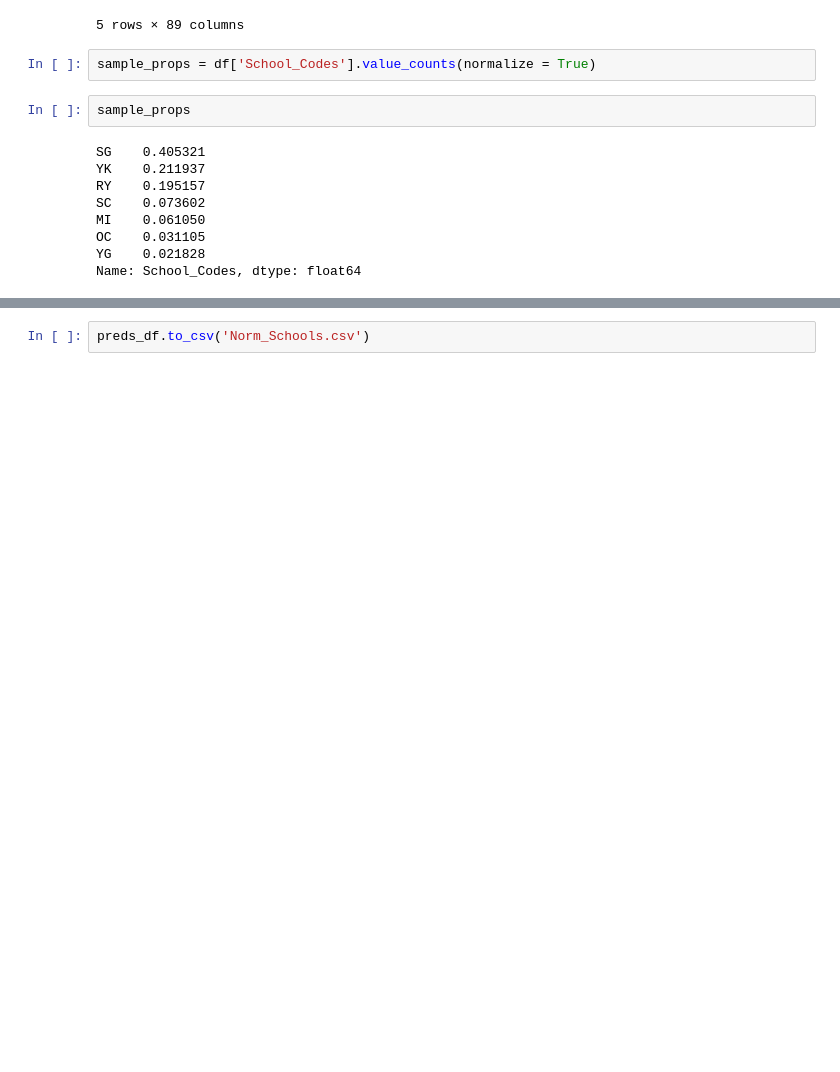
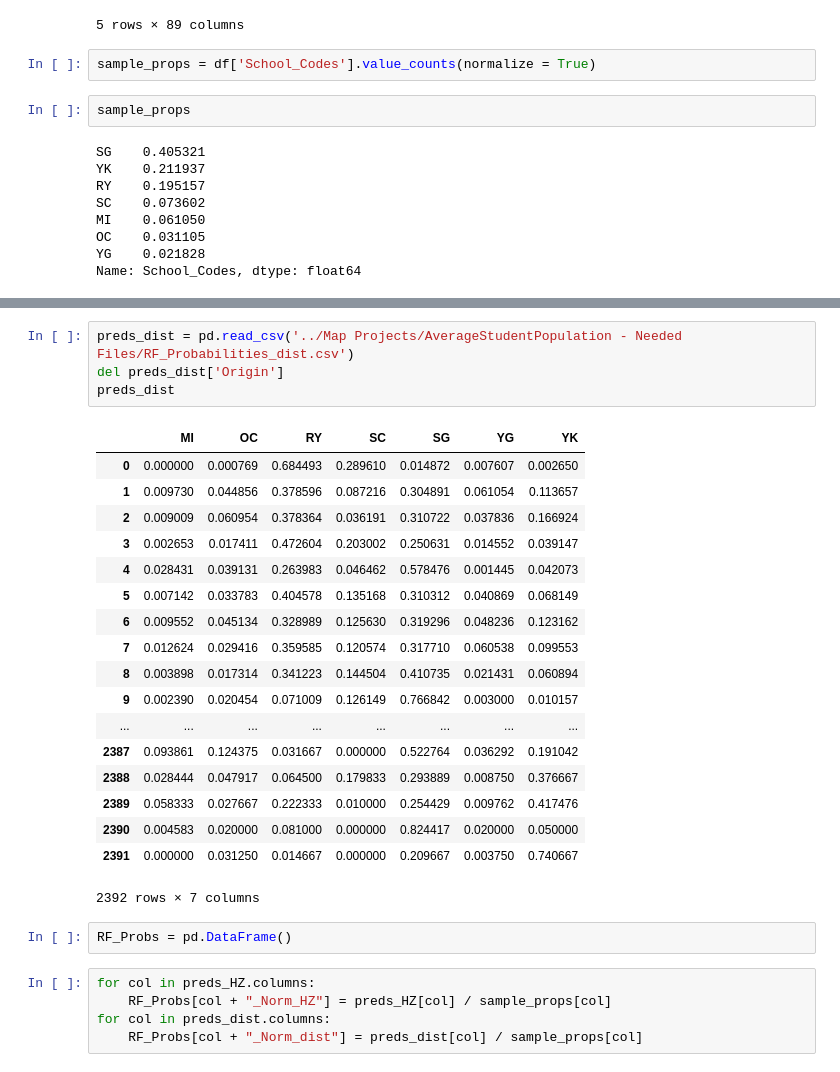
Before and after one commit to gonzaloMS-2000/PORPOS-TMG, a Jupyter notebook: ArcGIS/File-Creator Notebooks/AverageStudentPopulation_FileCreator.ipynb, the cells around one changed output, grey strips where cells are left out. Drawn from its saved outputs; the diff is of its cells as text; blank space fills up the shorter version.

```diff
--- a/ArcGIS/File-Creator Notebooks/AverageStudentPopulation_FileCreator.ipynb
+++ b/ArcGIS/File-Creator Notebooks/AverageStudentPopulation_FileCreator.ipynb
@@ -75,2 +52,30 @@ preds_df
-# %%
-preds_df.to_csv('Norm_Schools.csv')
+# %%
+preds_dist = pd.read_csv('../Map Projects/AverageStudentPopulation - Needed Files/RF_Probabilities_dist.csv')
+del preds_dist['Origin']
+preds_dist
+# %% [output]
+|  | MI | OC | RY | SC | SG | YG | YK |
+| 0 | 0.000000 | 0.000769 | 0.684493 | 0.289610 | 0.014872 | 0.007607 | 0.002650 |
+| 1 | 0.009730 | 0.044856 | 0.378596 | 0.087216 | 0.304891 | 0.061054 | 0.113657 |
+| 2 | 0.009009 | 0.060954 | 0.378364 | 0.036191 | 0.310722 | 0.037836 | 0.166924 |
+| 3 | 0.002653 | 0.017411 | 0.472604 | 0.203002 | 0.250631 | 0.014552 | 0.039147 |
+| 4 | 0.028431 | 0.039131 | 0.263983 | 0.046462 | 0.578476 | 0.001445 | 0.042073 |
+| 5 | 0.007142 | 0.033783 | 0.404578 | 0.135168 | 0.310312 | 0.040869 | 0.068149 |
+| 6 | 0.009552 | 0.045134 | 0.328989 | 0.125630 | 0.319296 | 0.048236 | 0.123162 |
+| 7 | 0.012624 | 0.029416 | 0.359585 | 0.120574 | 0.317710 | 0.060538 | 0.099553 |
+| 8 | 0.003898 | 0.017314 | 0.341223 | 0.144504 | 0.410735 | 0.021431 | 0.060894 |
+| 9 | 0.002390 | 0.020454 | 0.071009 | 0.126149 | 0.766842 | 0.003000 | 0.010157 |
+| ... | ... | ... | ... | ... | ... | ... | ... |
+| 2387 | 0.093861 | 0.124375 | 0.031667 | 0.000000 | 0.522764 | 0.036292 | 0.191042 |
+| 2388 | 0.028444 | 0.047917 | 0.064500 | 0.179833 | 0.293889 | 0.008750 | 0.376667 |
+| 2389 | 0.058333 | 0.027667 | 0.222333 | 0.010000 | 0.254429 | 0.009762 | 0.417476 |
+| 2390 | 0.004583 | 0.020000 | 0.081000 | 0.000000 | 0.824417 | 0.020000 | 0.050000 |
+| 2391 | 0.000000 | 0.031250 | 0.014667 | 0.000000 | 0.209667 | 0.003750 | 0.740667 |
+2392 rows × 7 columns
+# %%
+RF_Probs = pd.DataFrame()
+# %%
+for col in preds_HZ.columns:
+    RF_Probs[col + "_Norm_HZ"] = preds_HZ[col] / sample_props[col]
+for col in preds_dist.columns:
+    RF_Probs[col + "_Norm_dist"] = preds_dist[col] / sample_props[col]
```
Also changed, not shown: parts of 6 cells of this notebook, 55 other files.
